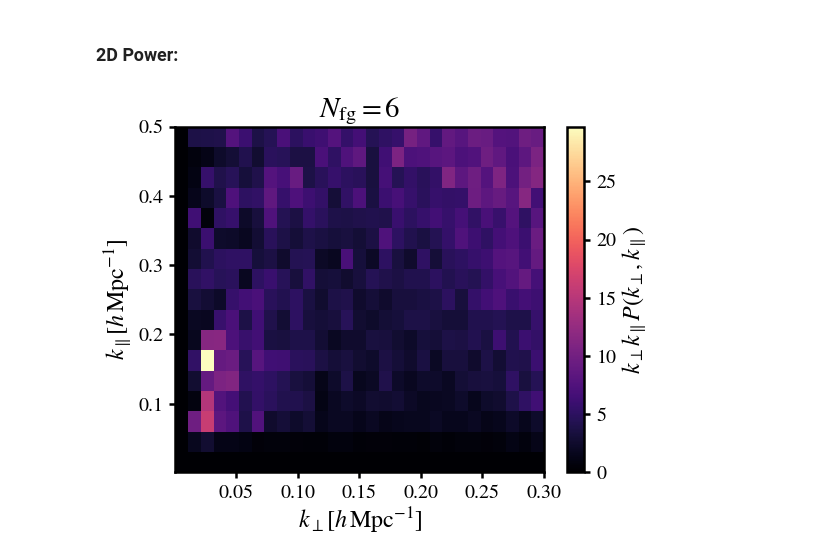
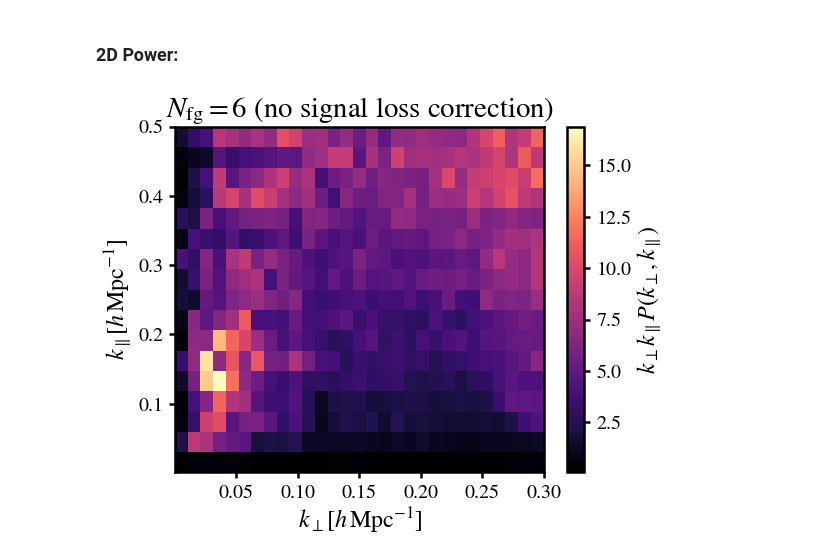
Before and after one commit to meerklass/meerpower, a Jupyter notebook: demo/demo_notebook.ipynb, the cells around one changed output. Drawn from its saved outputs; the diff is of its cells as text; code cells hidden in the pictures.

```diff
--- a/demo/demo_notebook.ipynb
+++ b/demo/demo_notebook.ipynb
@@ -22,8 +36,8 @@ MKmap,w,W,counts,dims,ra,dec,nu,wproj = Init.ReadIn(map_file,counts_file)
 import cosmo
 nu_21cm = 1420.405751 #MHz
 zeff = (nu_21cm/np.median(nu)) - 1 # Effective redshift (redshift of median frequency)
-cosmo.SetCosmology(builtincosmo='Planck18',z=zeff)
-Pmod = cosmo.GetModelPk(zeff)
+cosmo.SetCosmology(builtincosmo='Planck18',z=zeff,UseCLASS=True)
+Pmod = cosmo.GetModelPk(zeff,kmax=25,UseCLASS=True) # high-kmax needed for large k-modes in NGP alisasing correction
 f = cosmo.f(zeff)
 sig_v = 0
 b_HI = 1.5
@@ -38,7 +52,10 @@ theta_FWHM,R_beam = telescope.getbeampars(D_dish,np.median(nu))
 MKmap,w,W,counts = Init.FilterIncompleteLoS(MKmap,w,W,counts)
 
 ### Trim map edges (can fine-tune boarders if needed):
-MKmap,w,W,counts = Init.MapTrim(MKmap,w,W,counts,ra,dec,ramin=334,ramax=357,decmin=-35,decmax=-26.5)
+raminMK,ramaxMK = 334,357
+decminMK,decmaxMK = -35,-26.5
+MKmap_untrim,W_untrim = np.copy(MKmap),np.copy(W) #before trimming, copy map to show impact of trim on map
+MKmap,w,W,counts = Init.MapTrim(ra,dec,MKmap,w,W,counts,ramin=raminMK,ramax=ramaxMK,decmin=decminMK,decmax=decmaxMK)
 # %% [markdown]
 ### Plot maps and spectra:
 # %%
@@ -87,0 +109,3 @@ plt.show()
+# %%
+N_fg = 6
+MKmap_clean = foreground.PCAclean(MKmap,N_fg=N_fg,W=W,w=None)
@@ -94,30 +181,14 @@ nkbin = 15
 kmin,kmax = 0.05,0.28
 kbins = np.linspace(kmin,kmax,nkbin+1) # k-bin edges [using linear binning]
 
-doBlackman = False # Blackman window function to apply to maps and weights to taper edges along z direction
-if doBlackman==True: blackman = np.reshape( np.tile(np.blackman(nz), (nx,ny)) , (nx,ny,nz) ) # Blackman function along every LoS
-else: blackman = 1
-
-import grid # use this for going from (ra,dec,freq)->(x,y,z) Cartesian-comoving grid
-nx,ny,nz = np.shape(MKmap)
-nx_rg,ny_rg,nz_rg = int(nx/2),int(ny/2),int(nz/2) # number of pixels in Comoving space to grid to
-ndim = nx_rg,ny_rg,nz_rg
-
-N_fgs = [4,6]
-for i in range(len(N_fgs)):
-    MKmap_clean = foreground.PCAclean(MKmap,N_fg=N_fgs[i],W=W,w=None)
-    MKmap_clean_rg,dims,dims0 = grid.comoving(blackman*MKmap_clean,ra,dec,nu,W=W,ndim=ndim)
-    w_rg,dims,dims0 = grid.comoving(blackman*w,ra,dec,nu,W=W,ndim=ndim)
-    W_rg,dims,dims0 = grid.comoving(blackman*W,ra,dec,nu,W=W,ndim=ndim)
-    lx,ly,lz,nx_rg,ny_rg,nz_rg = dims
-    # Measure and plot power spectrum:
-    Pk,k,nmodes = power.Pk(MKmap_clean_rg,MKmap_clean_rg,dims,kbins,corrtype='HIauto',w1=w_rg,w2=w_rg,W1=W_rg,W2=W_rg)
-    plt.plot(k,Pk,label=r'$N_{\rm fg}=%s$'%N_fgs[i])
-pkmod,k = model.PkMod(Pmod,dims,kbins,b_HI,b_HI,f,sig_v,Tbar1=Tbar,Tbar2=Tbar,r=1,R_beam1=R_beam,R_beam2=R_beam,w1=w_rg,w2=w_rg,W1=W_rg,W2=W_rg,interpkbins=True,MatterRSDs=True,gridinterp=True)[0:2]
+# Measure and plot power spectrum:
+Pk,k,nmodes = power.Pk(MKmap_clean_rg,MKmap_clean_rg,dims_rg,kbins,corrtype='HIauto',w1=w_rg,w2=w_rg,W1=W_rg,W2=W_rg)
+plt.plot(k,Pk,label=r'$N_{\rm fg}=%s$'%N_fgs[i])
+pkmod,k = model.PkMod(Pmod,dims_rg,kbins,b_HI,b_HI,f,sig_v,Tbar1=Tbar,Tbar2=Tbar,r=1,R_beam1=R_beam,R_beam2=R_beam,w1=w_rg,w2=w_rg,W1=W_rg,W2=W_rg,interpkbins=True,gridinterp=True)[0:2]
 plt.plot(k,pkmod,color='black',ls='--',label=r'Model [$\Omega_{\rm HI}b_{\rm HI} = %s \times 10^{-3}]$'%np.round(OmegaHI*b_HI*1e3,2))
 plt.loglog()
 plt.legend(fontsize=12,loc='upper right')
-plt.title('HI Auto-power (no TF)')
+plt.title('HI Auto-power (no signal loss correction)')
 plt.xlabel(r'$k\,[h\,{\rm Mpc}^{-1}]$')
 plt.ylabel(r'$P_{\rm HI}(k)\,[{\rm mK}^2\,h^{-3}{\rm Mpc}^{3}]$')
 plt.show()
@@ -159,16 +248,16 @@ plt.show()
 # %%
 kperpbins = np.linspace(0.001,0.3,30)
 kparabins = np.linspace(0.001,0.5,18)
 kperpcen = (kperpbins[1:] + kperpbins[:-1])/2
 kparacen = (kparabins[1:] + kparabins[:-1])/2
 kgrid = kperpcen * kparacen[:,np.newaxis]
-Pk2D,nmodes = power.Pk2D(MKmap_clean_rg,MKmap_clean_rg,dims,kperpbins,kparabins,w1=w_rg,w2=w_rg,W1=W_rg,W2=W_rg)
+Pk2D,k2D,nmodes = power.Pk2D(MKmap_clean_rg,MKmap_clean_rg,dims_rg,kperpbins,kparabins,w1=w_rg,w2=w_rg,W1=W_rg,W2=W_rg)
 vmax = np.max(kgrid*Pk2D)
 plt.pcolormesh(kperpbins,kparabins,kgrid*Pk2D)
 plt.colorbar(label=r'$k_\perp k_\parallel P(k_\perp,k_\parallel)$')
 plt.xlabel(r'$k_\perp [h\,{\rm Mpc}^{-1}]$')
 plt.ylabel(r'$k_\parallel [h\,{\rm Mpc}^{-1}]$')
-plt.title(r'$N_{\rm fg}=%s$'%N_fgs[-1])
+plt.title(r'$N_{\rm fg}=%s$ (no signal loss correction)'%N_fgs[-1])
 plt.show()
 # %% [output]
-[figure, old version]
+[figure, new version]
```
Also changed, not shown: parts of 15 cells of this notebook, 8 other files.
